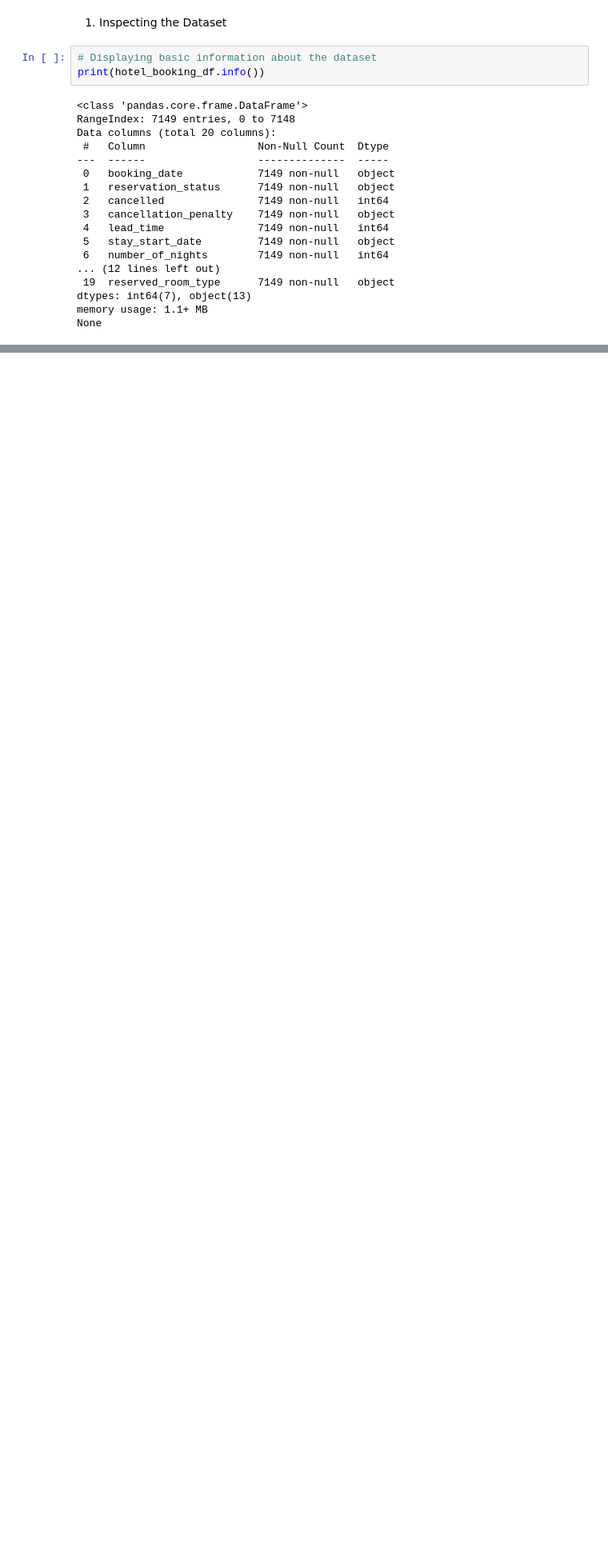
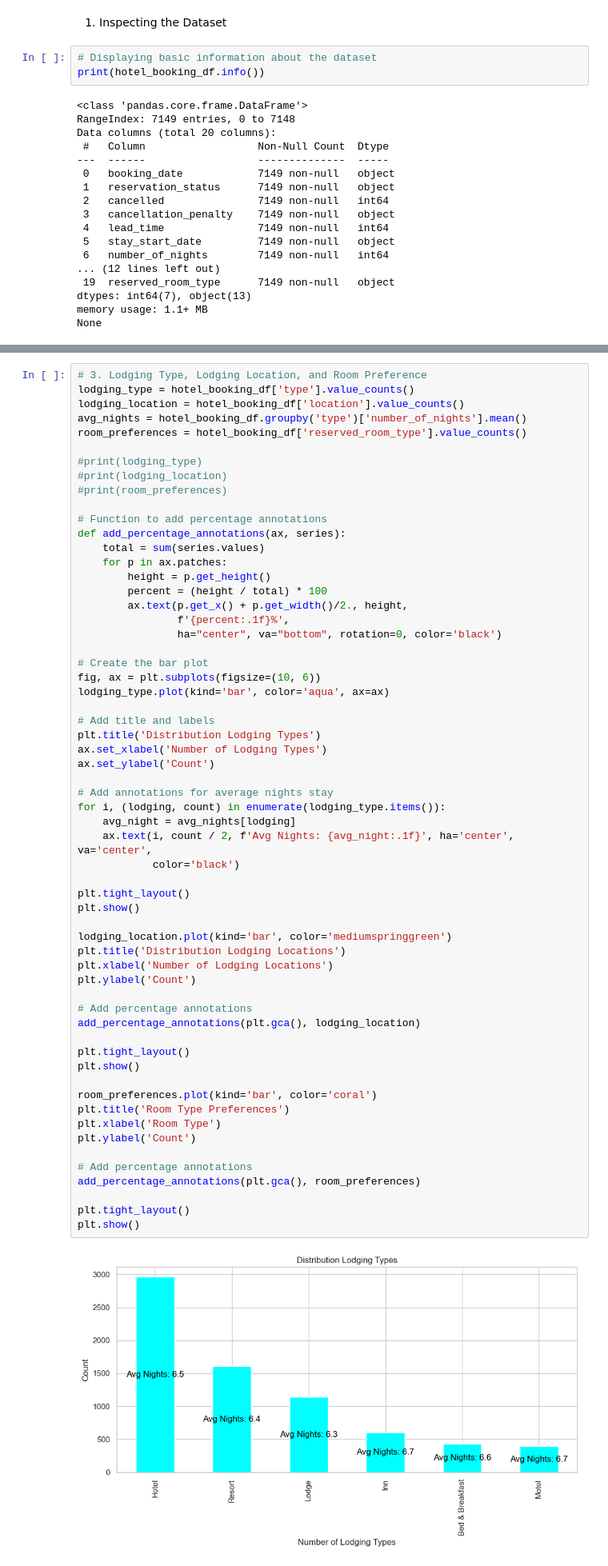
Before and after one commit to Tina-Sterite/Hotel-Analysis-with-Python, a Jupyter notebook: Hotel Booking Analysis.ipynb, the cells around one changed output, grey strips where cells are left out. Shown at 80% size. Saved outputs shown, nothing was run; the diff lists cells and outputs as text; blank space fills up the shorter version.

```diff
--- a/Hotel Booking Analysis.ipynb
+++ b/Hotel Booking Analysis.ipynb
@@ -417,0 +328,62 @@ a specific room type, which emerges as the most commonly booked A
+# %%
+# 3. Lodging Type, Lodging Location, and Room Preference
+lodging_type = hotel_booking_df['type'].value_counts()
+lodging_location = hotel_booking_df['location'].value_counts()
+avg_nights = hotel_booking_df.groupby('type')['number_of_nights'].mean()
+room_preferences = hotel_booking_df['reserved_room_type'].value_counts()
+
+#print(lodging_type)
+#print(lodging_location)
+#print(room_preferences)
+
+# Function to add percentage annotations
+def add_percentage_annotations(ax, series):
+    total = sum(series.values)
+    for p in ax.patches:
+        height = p.get_height()
+        percent = (height / total) * 100
+        ax.text(p.get_x() + p.get_width()/2., height,
+                f'{percent:.1f}%',
+                ha="center", va="bottom", rotation=0, color='black')
+
+# Create the bar plot
+fig, ax = plt.subplots(figsize=(10, 6))
+lodging_type.plot(kind='bar', color='aqua', ax=ax)
+
+# Add title and labels
+plt.title('Distribution Lodging Types')
+ax.set_xlabel('Number of Lodging Types')
+ax.set_ylabel('Count')
+
+# Add annotations for average nights stay
+for i, (lodging, count) in enumerate(lodging_type.items()):
+    avg_night = avg_nights[lodging]
+    ax.text(i, count / 2, f'Avg Nights: {avg_night:.1f}', ha='center', va='center',
+            color='black')
+
+plt.tight_layout()
+plt.show()
+
+lodging_location.plot(kind='bar', color='mediumspringgreen')
+plt.title('Distribution Lodging Locations')
+plt.xlabel('Number of Lodging Locations')
+plt.ylabel('Count')
+
+# Add percentage annotations
+add_percentage_annotations(plt.gca(), lodging_location)
+
+plt.tight_layout()
+plt.show()
+
+room_preferences.plot(kind='bar', color='coral')
+plt.title('Room Type Preferences')
+plt.xlabel('Room Type')
+plt.ylabel('Count')
+
+# Add percentage annotations
+add_percentage_annotations(plt.gca(), room_preferences)
+
+plt.tight_layout()
+plt.show()
+# %% [output]
+[figure, added]
```
Also changed, not shown: parts of 44 cells of this notebook.
